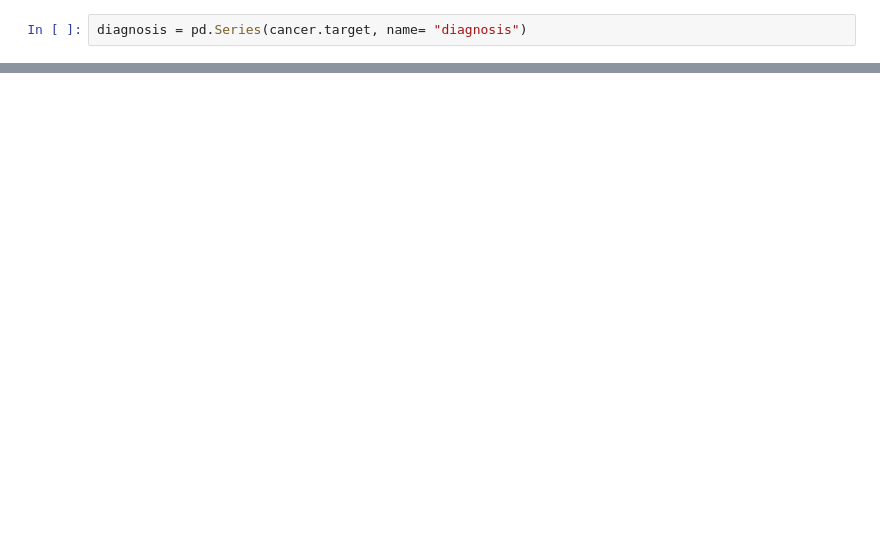
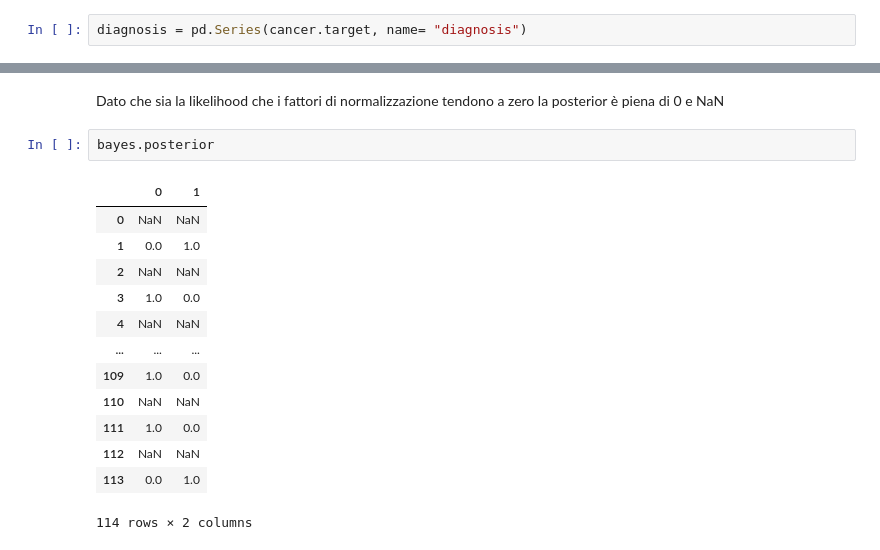
Before and after one commit to Ale-Cas/MasterDataAnalytics, a Jupyter notebook: data_analysis_basics/bayes.ipynb, the cells around one changed output, grey strips where cells are left out. Saved outputs shown, nothing was run; the diff lists cells and outputs as text; blank space fills up the shorter version.

```diff
--- a/data_analysis_basics/bayes.ipynb
+++ b/data_analysis_basics/bayes.ipynb
@@ -63,0 +241,18 @@ Length: 569, dtype: int64
+# %% [markdown]
+Dato che sia la likelihood che i fattori di normalizzazione tendono a zero la posterior è piena di 0 e NaN
+# %%
+bayes.posterior
+# %% [output]
+|  | 0 | 1 |
+| 0 | NaN | NaN |
+| 1 | 0.0 | 1.0 |
+| 2 | NaN | NaN |
+| 3 | 1.0 | 0.0 |
+| 4 | NaN | NaN |
+| ... | ... | ... |
+| 109 | 1.0 | 0.0 |
+| 110 | NaN | NaN |
+| 111 | 1.0 | 0.0 |
+| 112 | NaN | NaN |
+| 113 | 0.0 | 1.0 |
+114 rows × 2 columns
```
Also changed, not shown: parts of 20 cells of this notebook, 1 other file.
